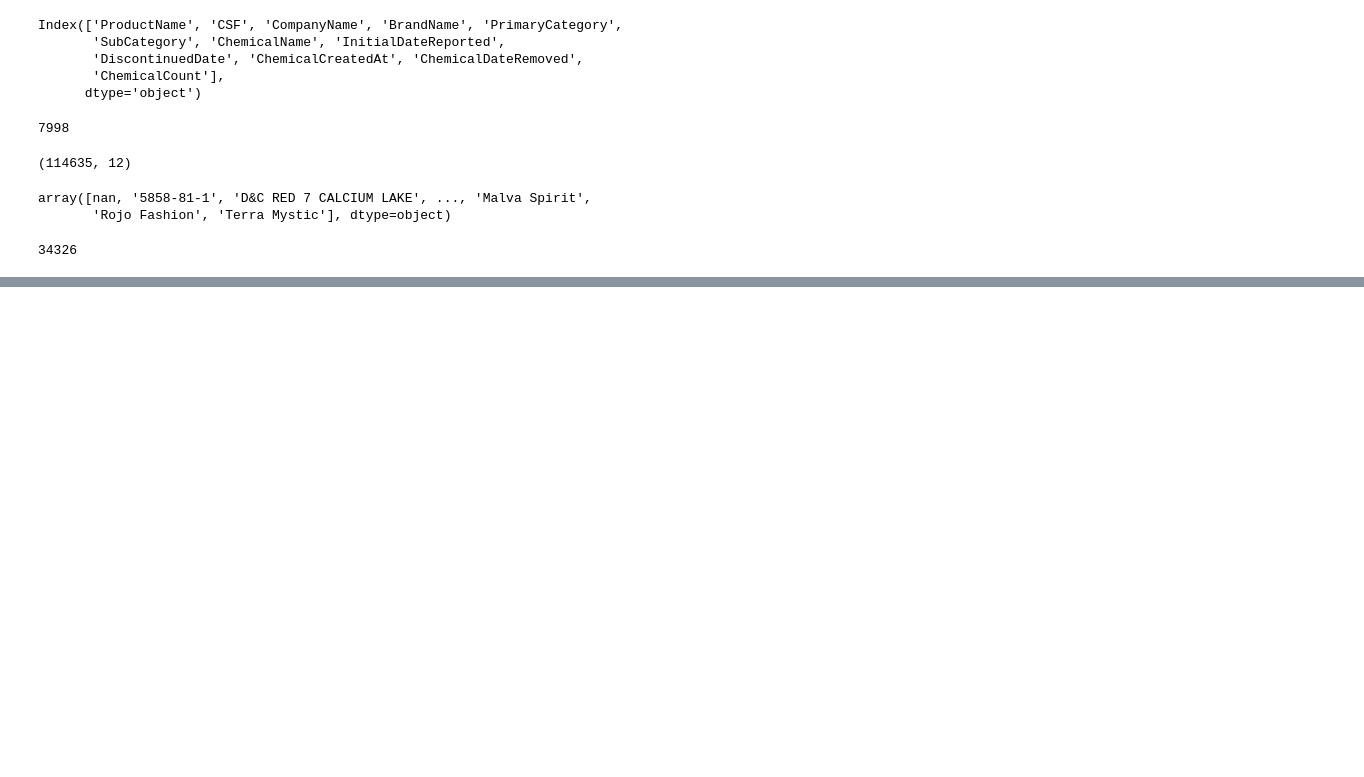
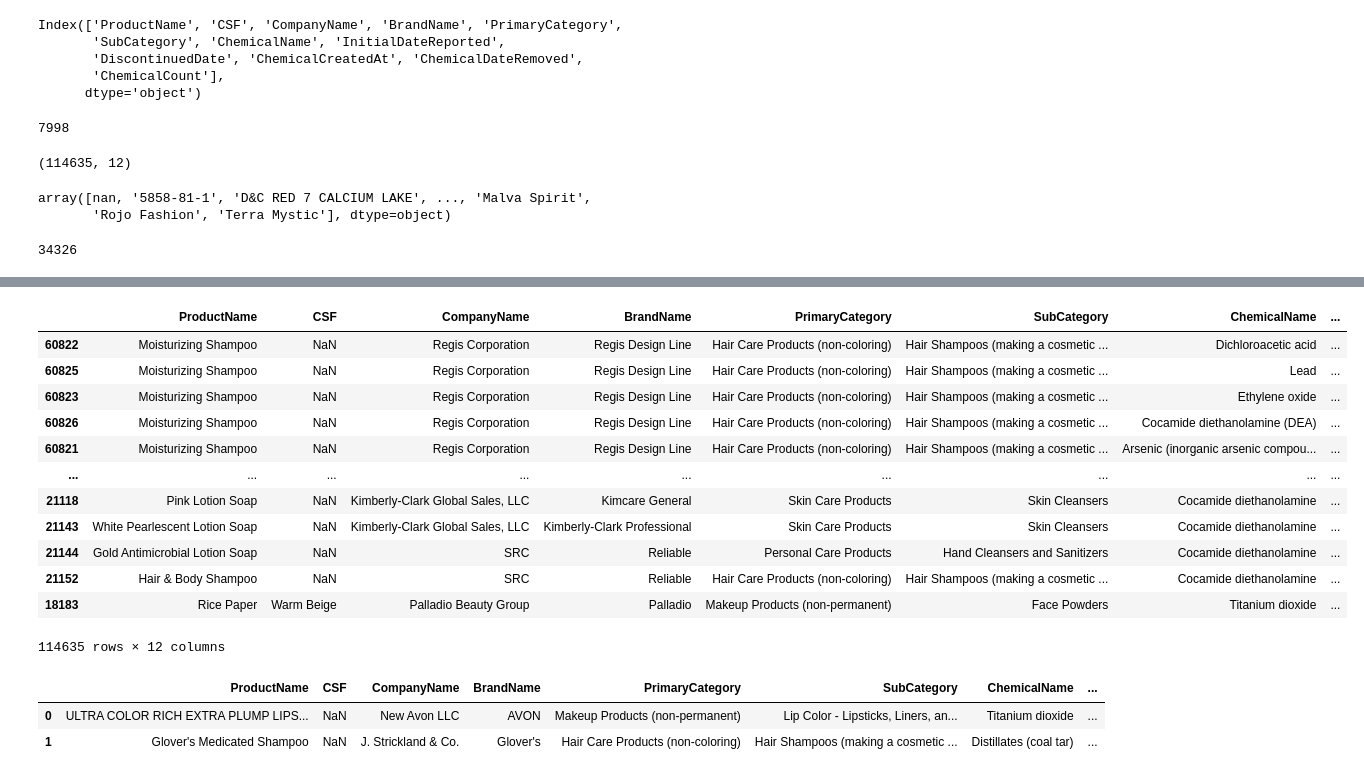
Before and after one commit to Sobia005/capstone_project, a Jupyter notebook: notebook/capstone_final_project.ipynb, the cells around one changed output, grey strips where cells are left out. Saved outputs shown, nothing was run; the diff lists cells and outputs as text; code cells hidden in the pictures; blank space fills up the shorter version.

```diff
--- a/notebook/capstone_final_project.ipynb
+++ b/notebook/capstone_final_project.ipynb
@@ -242,0 +283,18 @@ mkup["CSF"].nunique()
+# %%
+high_chemical_mkup = mkup.sort_values(by = "ChemicalCount", ascending = False)
+# %%
+high_chemical_mkup
+# %% [output]
+|  | ProductName | CSF | CompanyName | BrandName | PrimaryCategory | SubCategory | ChemicalName | ... |
+| 60822 | Moisturizing Shampoo | NaN | Regis Corporation | Regis Design Line | Hair Care Products (non-coloring) | Hair Shampoos (making a cosmetic ... | Dichloroacetic acid | ... |
+| 60825 | Moisturizing Shampoo | NaN | Regis Corporation | Regis Design Line | Hair Care Products (non-coloring) | Hair Shampoos (making a cosmetic ... | Lead | ... |
+| 60823 | Moisturizing Shampoo | NaN | Regis Corporation | Regis Design Line | Hair Care Products (non-coloring) | Hair Shampoos (making a cosmetic ... | Ethylene oxide | ... |
+| 60826 | Moisturizing Shampoo | NaN | Regis Corporation | Regis Design Line | Hair Care Products (non-coloring) | Hair Shampoos (making a cosmetic ... | Cocamide diethanolamine (DEA) | ... |
+| 60821 | Moisturizing Shampoo | NaN | Regis Corporation | Regis Design Line | Hair Care Products (non-coloring) | Hair Shampoos (making a cosmetic ... | Arsenic (inorganic arsenic compou... | ... |
+| ... | ... | ... | ... | ... | ... | ... | ... | ... |
+| 21118 | Pink Lotion Soap | NaN | Kimberly-Clark Global Sales, LLC | Kimcare General | Skin Care Products | Skin Cleansers | Cocamide diethanolamine | ... |
+| 21143 | White Pearlescent Lotion Soap | NaN | Kimberly-Clark Global Sales, LLC | Kimberly-Clark Professional | Skin Care Products | Skin Cleansers | Cocamide diethanolamine | ... |
+| 21144 | Gold Antimicrobial Lotion Soap | NaN | SRC | Reliable | Personal Care Products | Hand Cleansers and Sanitizers | Cocamide diethanolamine | ... |
+| 21152 | Hair & Body Shampoo | NaN | SRC | Reliable | Hair Care Products (non-coloring) | Hair Shampoos (making a cosmetic ... | Cocamide diethanolamine | ... |
+| 18183 | Rice Paper | Warm Beige | Palladio Beauty Group | Palladio | Makeup Products (non-permanent) | Face Powders | Titanium dioxide | ... |
+114635 rows × 12 columns
@@ -242,0 +303,6 @@ mkup["CSF"].nunique()
+# %%
+mkup.head(2)
+# %% [output]
+|  | ProductName | CSF | CompanyName | BrandName | PrimaryCategory | SubCategory | ChemicalName | ... |
+| 0 | ULTRA COLOR RICH EXTRA PLUMP LIPS... | NaN | New Avon LLC | AVON | Makeup Products (non-permanent) | Lip Color - Lipsticks, Liners, an... | Titanium dioxide | ... |
+| 1 | Glover's Medicated Shampoo | NaN | J. Strickland & Co. | Glover's | Hair Care Products (non-coloring) | Hair Shampoos (making a cosmetic ... | Distillates (coal tar) | ... |
```
Also changed, not shown: parts of 11 cells of this notebook.
